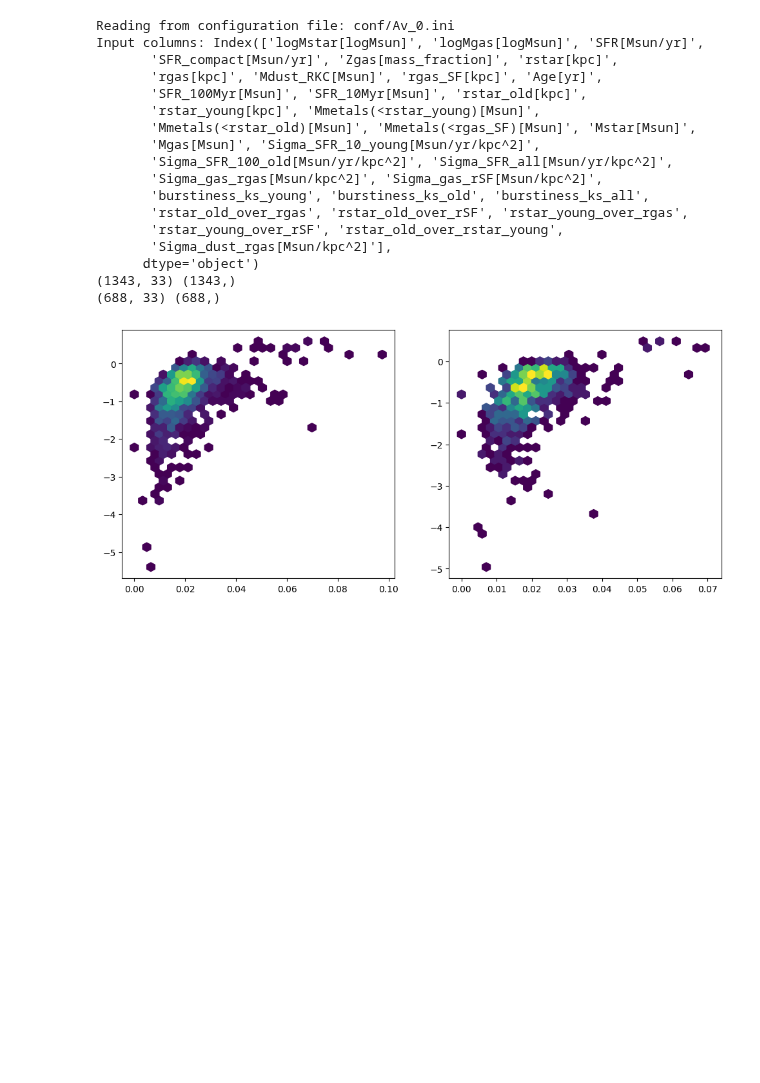
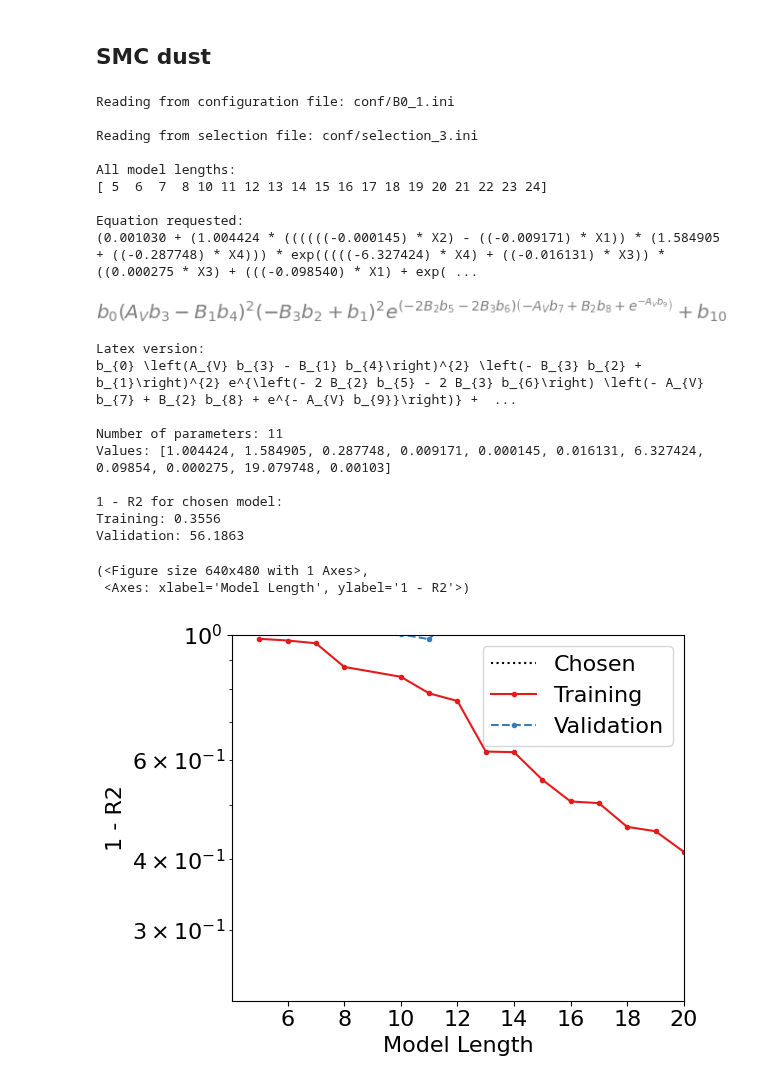
Before and after one commit to maho3/iob-attenuation, a Jupyter notebook: gal_props/gal_prop_results.ipynb, the cells around one changed output. Drawn from its saved outputs; the diff is of its cells as text; code cells hidden in the pictures; blank space fills up the shorter version.

```diff
--- a/gal_props/gal_prop_results.ipynb
+++ b/gal_props/gal_prop_results.ipynb
@@ -60,46 +75,29 @@ Values: [0.003349003349, 0.000768000768, 2.366002]
-# %%
-ini_file = 'conf/Av_0.ini'
-
-args = OperonArgs(ini_file)
-
-df_train = pd.read_csv(args.train_file, sep='\t')
-df_val = pd.read_csv(args.val_file, sep='\t')
-
-in_cols = df_train.columns.drop(['galaxy_id', 'los', 'dust_mixture', args.target_name])
-print('Input columns:', in_cols)
-
-X_train = df_train[in_cols].values
-y_train = df_train[args.target_name].values
-X_val = df_val[in_cols].values
-y_val = df_val[args.target_name].values
-
-y_train = np.log10(y_train)
-y_val = np.log10(y_val)
-
-i = 4
-fig, axs = plt.subplots(1, 2, figsize=(12, 5))
-gridsize = 30
-axs[0].hexbin(X_train[:, i], y_train, mincnt=1, gridsize=gridsize, label='Train')
-axs[1].hexbin(X_val[:, i], y_val, mincnt=1, gridsize=gridsize, label='Validation')
-
-print(X_train.shape, y_train.shape)
-print(X_val.shape, y_val.shape)
-# %% [output]
-Reading from configuration file: conf/Av_0.ini
-Input columns: Index(['logMstar[logMsun]', 'logMgas[logMsun]', 'SFR[Msun/yr]',
-       'SFR_compact[Msun/yr]', 'Zgas[mass_fraction]', 'rstar[kpc]',
-       'rgas[kpc]', 'Mdust_RKC[Msun]', 'rgas_SF[kpc]', 'Age[yr]',
-       'SFR_100Myr[Msun]', 'SFR_10Myr[Msun]', 'rstar_old[kpc]',
-       'rstar_young[kpc]', 'Mmetals(<rstar_young)[Msun]',
-       'Mmetals(<rstar_old)[Msun]', 'Mmetals(<rgas_SF)[Msun]', 'Mstar[Msun]',
-       'Mgas[Msun]', 'Sigma_SFR_10_young[Msun/yr/kpc^2]',
-       'Sigma_SFR_100_old[Msun/yr/kpc^2]', 'Sigma_SFR_all[Msun/yr/kpc^2]',
-       'Sigma_gas_rgas[Msun/kpc^2]', 'Sigma_gas_rSF[Msun/kpc^2]',
-       'burstiness_ks_young', 'burstiness_ks_old', 'burstiness_ks_all',
-       'rstar_old_over_rgas', 'rstar_old_over_rSF', 'rstar_young_over_rgas',
-       'rstar_young_over_rSF', 'rstar_old_over_rstar_young',
-       'Sigma_dust_rgas[Msun/kpc^2]'],
-      dtype='object')
-(1343, 33) (1343,)
-(688, 33) (688,)
-[figure, removed]
+# %% [markdown]
+## SMC dust
+# %%
+ini_file = 'conf/B0_1.ini'; ilen = None
+importlib.reload(processing_fun)
+processing_fun.plot_pareto(ini_file, ilen=ilen, yvar='R2', yscale='log', loss_max=1.0)
+# %% [output]
+Reading from configuration file: conf/B0_1.ini
+
+Reading from selection file: conf/selection_3.ini
+
+All model lengths:
+[ 5  6  7  8 10 11 12 13 14 15 16 17 18 19 20 21 22 23 24]
+
+Equation requested:
+(0.001030 + (1.004424 * ((((((-0.000145) * X2) - ((-0.009171) * X1)) * (1.584905 + ((-0.287748) * X4))) * exp(((((-6.327424) * X4) + ((-0.016131) * X3)) * ((0.000275 * X3) + (((-0.098540) * X1) + exp( ...
+[figure, added]
+Latex version:
+b_{0} \left(A_{V} b_{3} - B_{1} b_{4}\right)^{2} \left(- B_{3} b_{2} + b_{1}\right)^{2} e^{\left(- 2 B_{2} b_{5} - 2 B_{3} b_{6}\right) \left(- A_{V} b_{7} + B_{2} b_{8} + e^{- A_{V} b_{9}}\right)} +  ...
+
+Number of parameters: 11
+Values: [1.004424, 1.584905, 0.287748, 0.009171, 0.000145, 0.016131, 6.327424, 0.09854, 0.000275, 19.079748, 0.00103]
+
+1 - R2 for chosen model:
+Training: 0.3556
+Validation: 56.1863
+(<Figure size 640x480 with 1 Axes>,
+ <Axes: xlabel='Model Length', ylabel='1 - R2'>)
+[figure, added]
```
Also changed, not shown: parts of 16 cells of this notebook, 14 other files.
